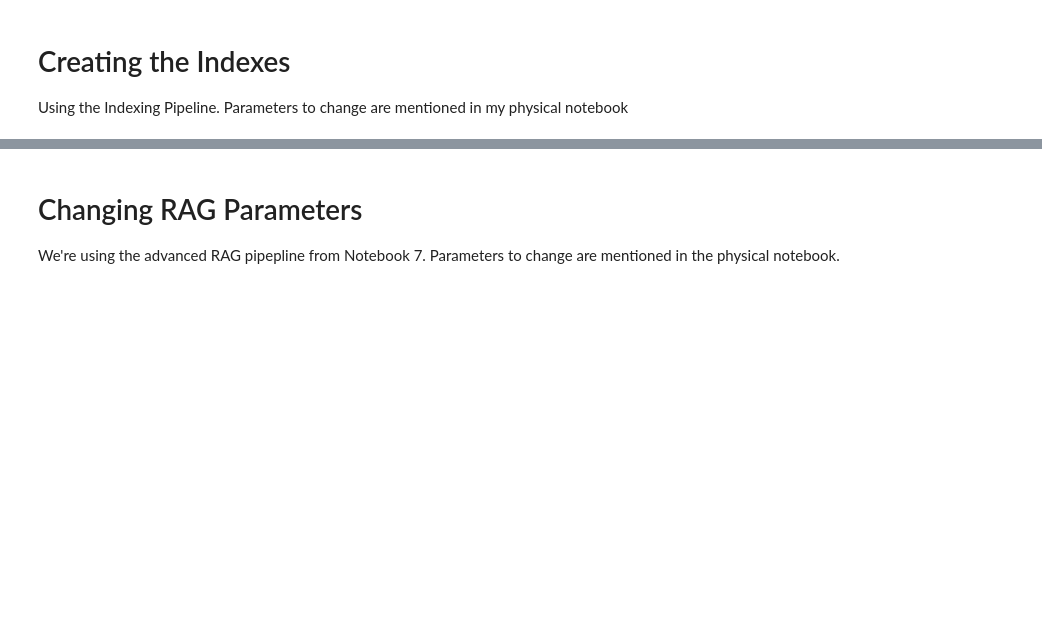
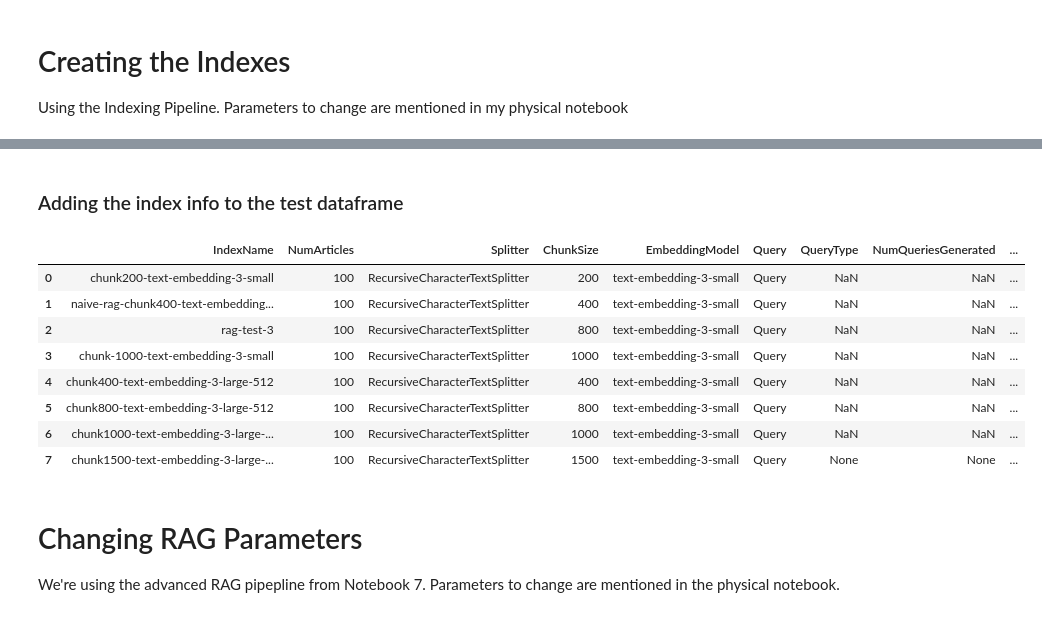
Before and after one commit to amirkiaml/DeepAnalytic, a Jupyter notebook: 8. Testing Pipelines and Parameters.ipynb, the cells around one changed output, grey strips where cells are left out. Saved outputs shown, nothing was run; the diff lists cells and outputs as text; code cells hidden in the pictures; blank space fills up the shorter version.

Commit message:
All idexes were made ansd added to a dataframe for tracking purposes.

```diff
--- a/8. Testing Pipelines and Parameters.ipynb
+++ b/8. Testing Pipelines and Parameters.ipynb
@@ -89,0 +427,18 @@ Using the Indexing Pipeline. Parameters to change are mentioned in my physical n
+# %% [markdown]
+### Adding the index info to the test dataframe
+# %%
+import pandas as pd
+
+test = pd.read_csv('test_records.csv')
+# %%
+test
+# %% [output]
+|  | IndexName | NumArticles | Splitter | ChunkSize | EmbeddingModel | Query | QueryType | NumQueriesGenerated | ... |
+| 0 | chunk200-text-embedding-3-small | 100 | RecursiveCharacterTextSplitter | 200 | text-embedding-3-small | Query | NaN | NaN | ... |
+| 1 | naive-rag-chunk400-text-embedding... | 100 | RecursiveCharacterTextSplitter | 400 | text-embedding-3-small | Query | NaN | NaN | ... |
+| 2 | rag-test-3 | 100 | RecursiveCharacterTextSplitter | 800 | text-embedding-3-small | Query | NaN | NaN | ... |
+| 3 | chunk-1000-text-embedding-3-small | 100 | RecursiveCharacterTextSplitter | 1000 | text-embedding-3-small | Query | NaN | NaN | ... |
+| 4 | chunk400-text-embedding-3-large-512 | 100 | RecursiveCharacterTextSplitter | 400 | text-embedding-3-small | Query | NaN | NaN | ... |
+| 5 | chunk800-text-embedding-3-large-512 | 100 | RecursiveCharacterTextSplitter | 800 | text-embedding-3-small | Query | NaN | NaN | ... |
+| 6 | chunk1000-text-embedding-3-large-... | 100 | RecursiveCharacterTextSplitter | 1000 | text-embedding-3-small | Query | NaN | NaN | ... |
+| 7 | chunk1500-text-embedding-3-large-... | 100 | RecursiveCharacterTextSplitter | 1500 | text-embedding-3-small | Query | None | None | ... |
```
Also changed, not shown: parts of 17 cells of this notebook.
